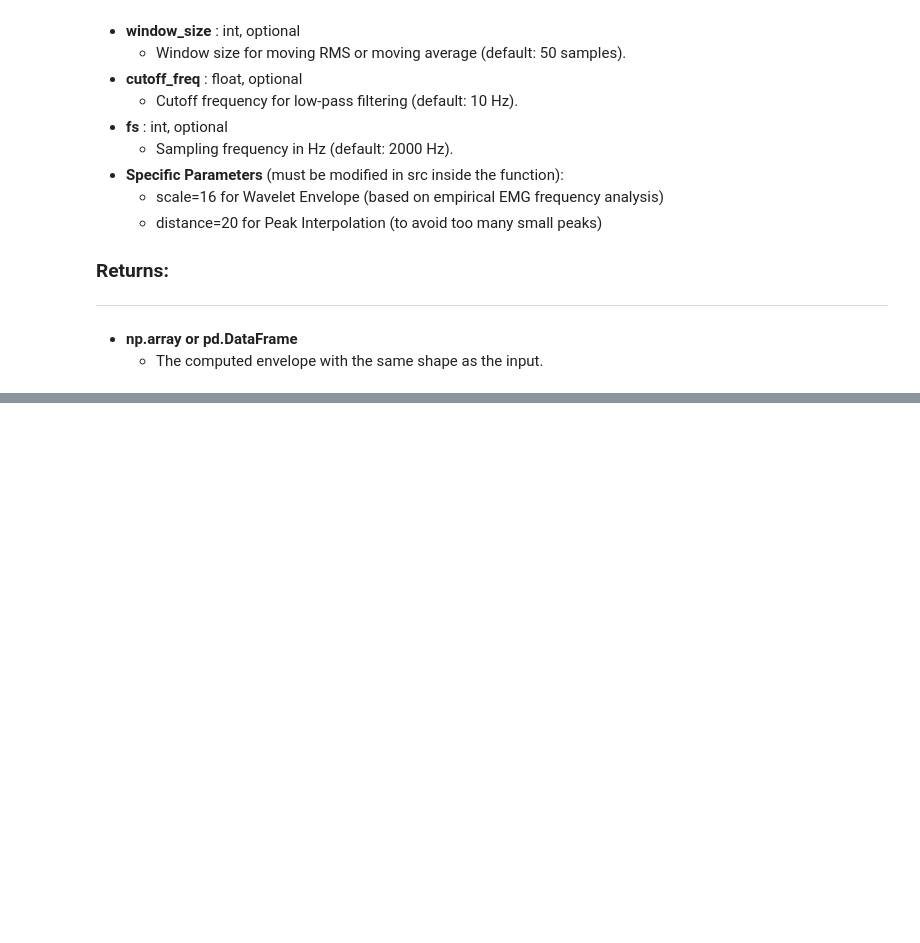
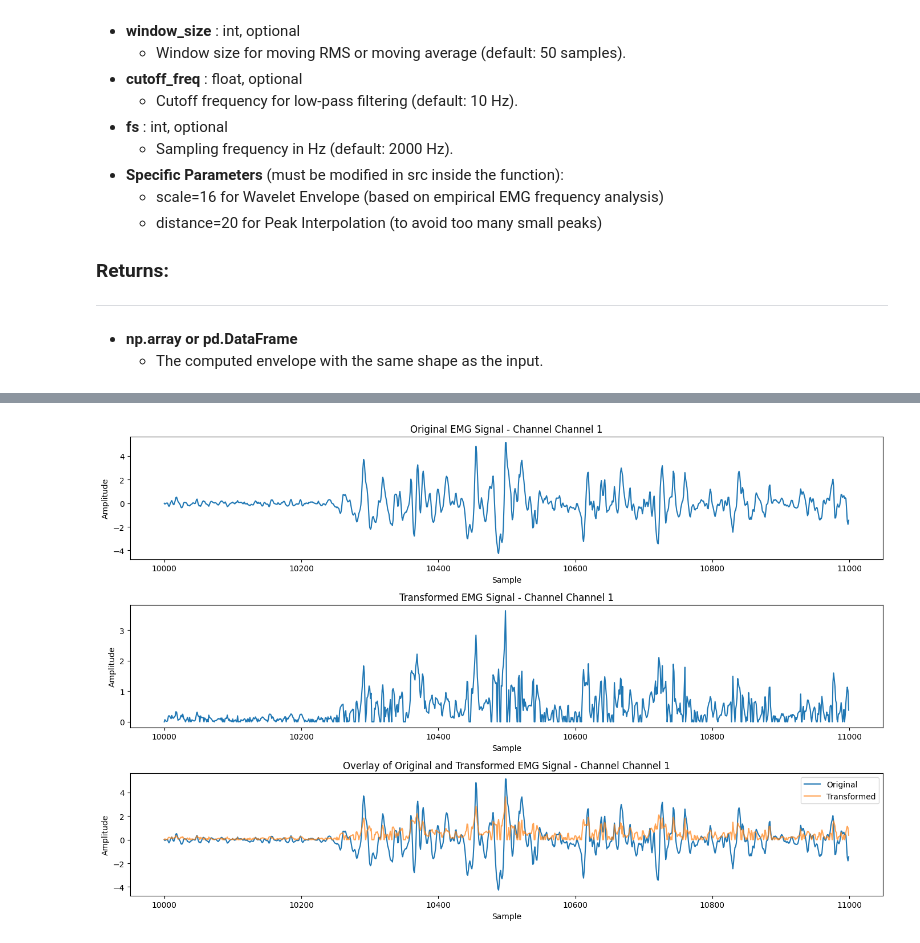
Before and after one commit to DanielSenseAI/IA_ProsthesisUdeA, a Jupyter notebook: envelope_processing.ipynb, the cells around one changed output, grey strips where cells are left out. Cells and saved outputs as stored; diff of their text form; code cells hidden in the pictures; blank space fills up the shorter version.

Commit message:
envelope_improvements
Must still include envelope plotting withing the library and add the parameter to set X axis as time

```diff
--- a/envelope_processing.ipynb
+++ b/envelope_processing.ipynb
@@ -148,0 +149,51 @@ Number of Repetitions: 0
+# %%
+def plot_emg_channel(original_df, transformed_df, channel, start=0, end=None):
+    """
+    Plots a given channel from the original and transformed EMG DataFrames.
+
+    Parameters:
+    - original_df: DataFrame containing the original EMG signals.
+    - transformed_df: DataFrame containing the transformed EMG signals.
+    - channel: The channel to plot.
+    - start: The starting index for the plot (default is 0).
+    - end: The ending index for the plot (default is None, which means plot till the end).
+    """
+    if end is None:
+        end = len(original_df)
+
+    plt.figure(figsize=(14, 9))
+
+    initialEMG = src.extract_emg_channels(original_df)
+    #display(initialEMG)
+    transformedEMG = src.extract_emg_channels(transformed_df)
+    #display(transformedEMG)
+
+    # Plot original signal
+    plt.subplot(3, 1, 1)
+    plt.plot(initialEMG[channel].iloc[start:end])
+    plt.title(f'Original EMG Signal - Channel {channel}')
+    plt.xlabel('Sample')
+    plt.ylabel('Amplitude')
+
+    # Plot transformed signal
+    plt.subplot(3, 1, 2)
+    plt.plot(transformedEMG[channel].iloc[start:end])
+    plt.title(f'Transformed EMG Signal - Channel {channel}')
+    plt.xlabel('Sample')
+    plt.ylabel('Amplitude')
+
+    # Plot overlaid signals
+    plt.subplot(3, 1, 3)
+    plt.plot(initialEMG[channel].iloc[start:end], label='Original')
+    plt.plot(transformedEMG[channel].iloc[start:end], label='Transformed', alpha=0.7)
+    plt.title(f'Overlay of Original and Transformed EMG Signal - Channel {channel}')
+    plt.xlabel('Sample')
+    plt.ylabel('Amplitude')
+    plt.legend()
+
+    plt.tight_layout()
+    plt.show()
+
+plot_emg_channel(test_df, result_df, channel='Channel 1', start=2000*5, end=2000*5+1000)
+# %% [output]
+[figure, added]
```
Also changed, not shown: parts of 4 cells of this notebook, 1 other file.
